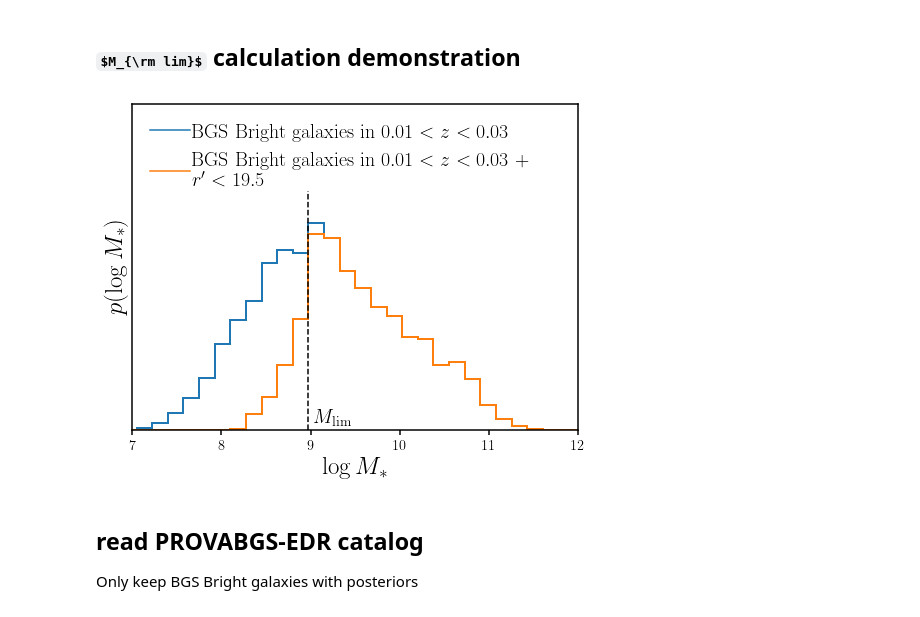
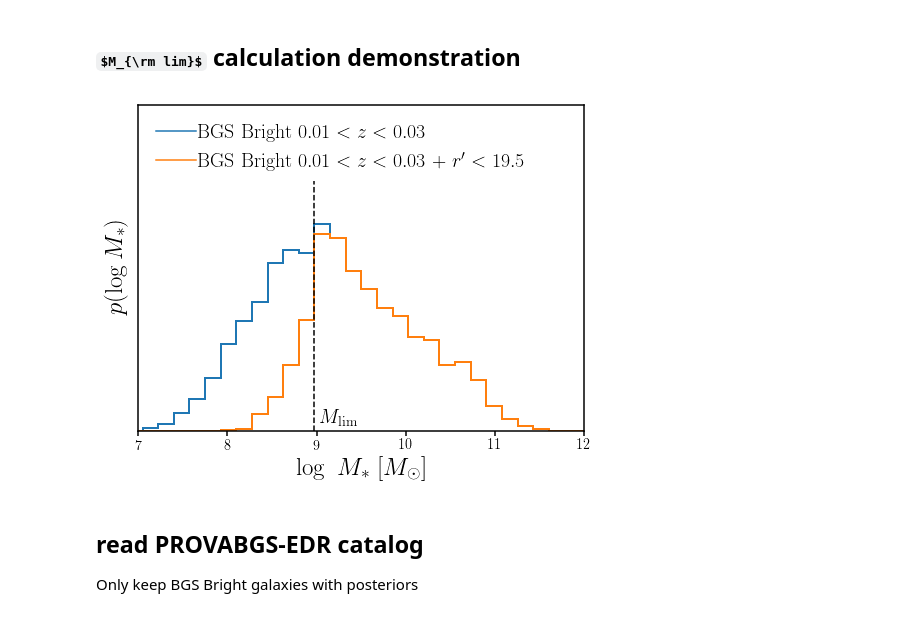
Before and after one commit to changhoonhahn/gapos, a Jupyter notebook: papers/edr/nb/ms_comp.ipynb, the cells around one changed output. Drawn from its saved outputs; the diff is of its cells as text; code cells hidden in the pictures; some formulas as TeX source.

Commit message:
cleaning up some figures

```diff
--- a/papers/edr/nb/ms_comp.ipynb
+++ b/papers/edr/nb/ms_comp.ipynb
@@ -27,40 +27,41 @@ mpl.rcParams['legend.frameon'] = False
 # %% [markdown]
 ## $M_{\rm lim}$ calculation demonstration
 # %%
-dat_dir = '/Users/chahah/data/provabgs/'
+#dat_dir = '/Users/chahah/data/provabgs/'
+dat_dir = '/tigress/chhahn/provabgs/svda/'
 with open(os.path.join(dat_dir, 'ms_comp.bgs_bright.demo.p'), 'rb') as fp:
     mstar_z0, in_z1 = pickle.load(fp)
 # %%
 h0, edges = np.histogram(mstar_z0, range=(6, 13), bins=40)
 h1, _ = np.histogram(mstar_z0[in_z1], range=(6, 13), bins=40)
 fcomp = (h1/h0)
 Mlim = (np.min(edges[:-1][(fcomp > 0.9) & (h0 > 5)]))
 
 
 fig = plt.figure(figsize=(8,6))
 sub = fig.add_subplot(111)
 _ = sub.hist(mstar_z0, range=(6, 13), bins=40, histtype='step', linewidth=2)
 _ = sub.hist(mstar_z0[in_z1], range=(6, 13), bins=40, histtype='step', linewidth=2)
 
 ymax = plt.gca().get_ylim()[1]
-sub.plot([Mlim, Mlim], [0, 1.1*ymax], color='k', linestyle='--')
+sub.plot([Mlim, Mlim], [0, 1.15*ymax], color='k', linestyle='--')
 sub.text(Mlim+0.05, 10, r'$M_{\rm lim}$', fontsize=20)
 
 #sub.plot(0.5*(edges[1:] + edges[:-1])[h0 > 5], (h1/h0)[h0 > 5] * ymax, c='k')
 #sub.plot([edges[0], edges[-1]], [ymax, ymax], c='k', ls=':')
 
-sub.plot([], [], c='C0', label=r'BGS Bright galaxies in $%.2f < z < %.2f$' % (0.01, 0.03))
-sub.plot([], [], c='C1', label='BGS Bright galaxies in $%.2f < z < %.2f$ +' % (0.01, 0.03)+'\n'+"$r' < 19.5$")
+sub.plot([], [], c='C0', label=r'BGS Bright $%.2f < z < %.2f$' % (0.01, 0.03))
+sub.plot([], [], c='C1', label='BGS Bright $%.2f < z < %.2f$ +' % (0.01, 0.03)+" $r' < 19.5$")
 sub.legend(loc='upper left', fontsize=20, handletextpad=0.1)
-sub.set_xlabel(r'$\log M_*$', fontsize=25)
+sub.set_xlabel(r'$\log~M_*$ [$M_\odot$]', fontsize=25)
 sub.set_xlim(7, 12)
-sub.set_ylabel(r'$p(\log M_*)$', fontsize=25)
+sub.set_ylabel(r'$p(\log M_*)$', labelpad=10, fontsize=25)
 sub.set_yticks([])
 sub.set_yticklabels([])
 sub.set_ylim(0, 1.5*ymax)
 fig.savefig('../figs/psmf_logMstar_comp_demo.pdf', bbox_inches='tight')
 # %% [output]
-[figure, old version]
+[figure, new version]
 # %% [markdown]
 ## read PROVABGS-EDR catalog
 Only keep BGS Bright galaxies with posteriors
```
Also changed, not shown: parts of 1 cell of this notebook, 4 other files.
